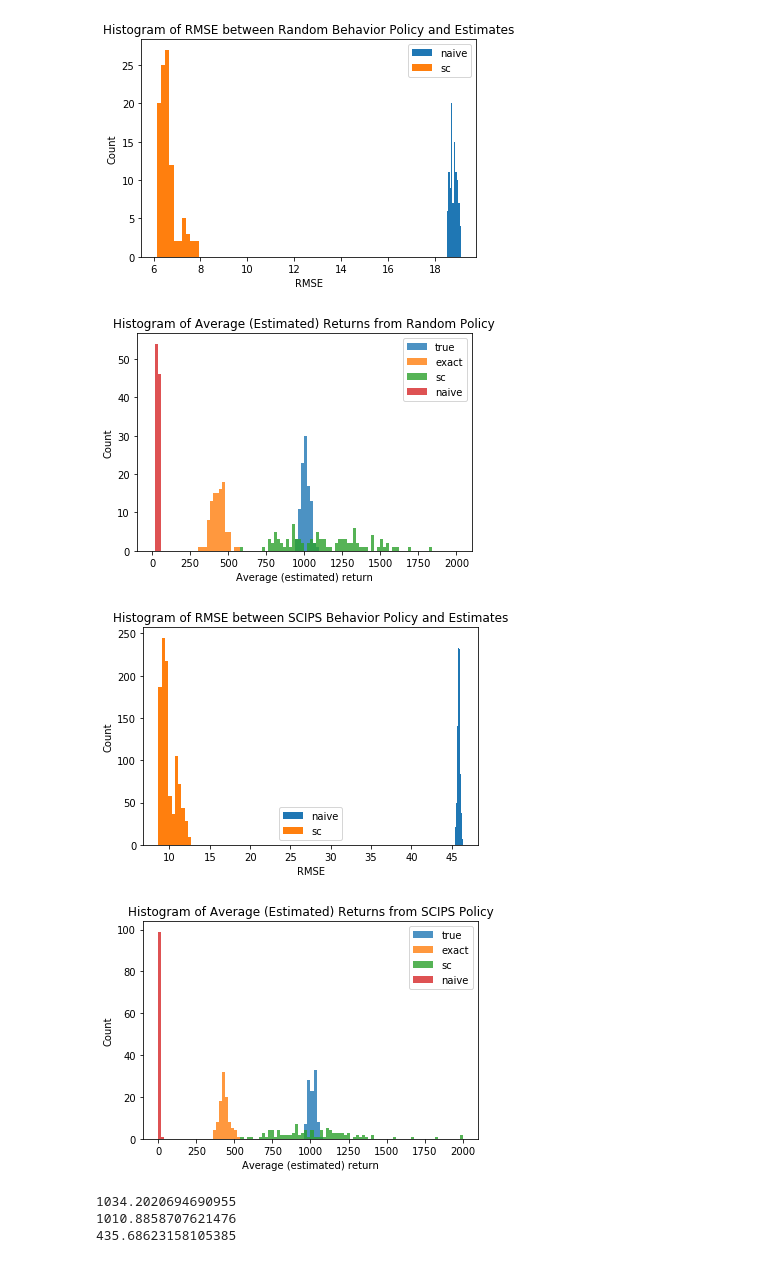
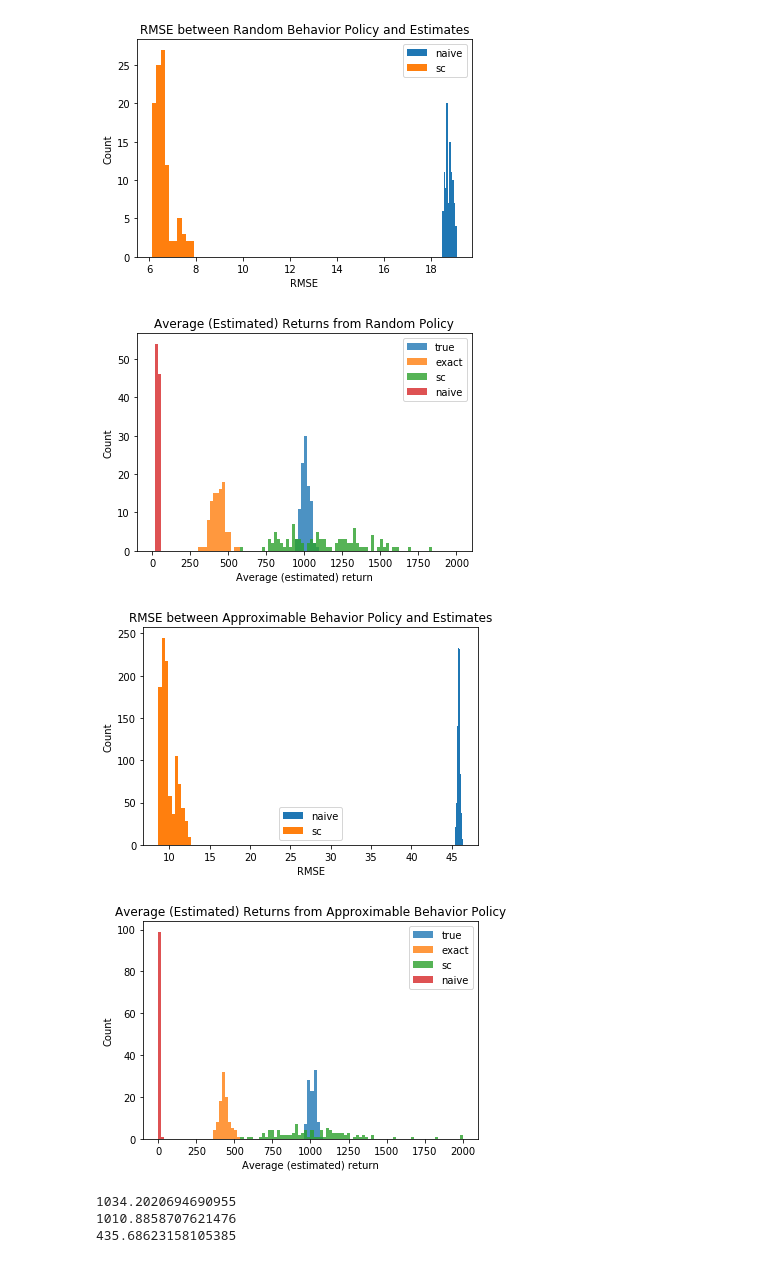
Before and after one commit to blepfo/RL-MDPs, a Jupyter notebook: Untitled.ipynb, the cells around one changed output. Drawn from its saved outputs; the diff is of its cells as text; code cells hidden in the pictures.

```diff
--- a/Untitled.ipynb
+++ b/Untitled.ipynb
@@ -17,13 +18,13 @@ true_returns_random = pickle.load(open('true_returns_random.pickle', 'rb'))
 # %%
 plt.hist(rmses_naive_random, label='naive')
 plt.hist(rmses_sc_random, label='sc')
 plt.legend()
 plt.xlabel('RMSE')
 plt.ylabel('Count')
-plt.title('Histogram of RMSE between Random Behavior Policy and Estimates')
+plt.title('RMSE between Random Behavior Policy and Estimates')
 plt.show()
 # %% [output]
-[figure, old version]
+[figure, new version]
 # %%
 binwidth = 20
 bins = np.arange(0, 2000 + binwidth, binwidth)
@@ -33,11 +34,11 @@ plt.hist(sc_returns_random, label='sc', bins=bins, alpha=0.8)
 plt.hist(naive_returns_random, label='naive', bins=bins, alpha=0.8)
 plt.xlabel('Average (estimated) return')
 plt.ylabel('Count')
-plt.title('Histogram of Average (Estimated) Returns from Random Policy')
+plt.title('Average (Estimated) Returns from Random Policy')
 plt.legend()
 plt.show()
 # %% [output]
-[figure, old version]
+[figure, new version]
 # %%
 rmses_naive_0 = pickle.load(open('rmses_native_0.pickle', 'rb'))
 rmses_sc_0 = pickle.load(open('rmses_sc_0.pickle', 'rb'))
@@ -62,10 +63,10 @@ plt.hist(rmses_sc_0, label='sc')
 plt.legend()
 plt.xlabel('RMSE')
 plt.ylabel('Count')
-plt.title('Histogram of RMSE between SCIPS Behavior Policy and Estimates')
+plt.title('RMSE between Approximable Behavior Policy and Estimates')
 plt.show()
 # %% [output]
-[figure, old version]
+[figure, new version]
 # %%
 rmses_naive_100 = pickle.load(open('rmses_native_100.pickle', 'rb'))
 rmses_sc_100 = pickle.load(open('rmses_sc_100.pickle', 'rb'))
@@ -90,11 +91,11 @@ plt.hist(sc_returns_100, label='sc', bins=bins, alpha=0.8)
 plt.hist(naive_returns_100, label='naive', bins=bins, alpha=0.8)
 plt.xlabel('Average (estimated) return')
 plt.ylabel('Count')
-plt.title('Histogram of Average (Estimated) Returns from SCIPS Policy')
+plt.title('Average (Estimated) Returns from Approximable Behavior Policy')
 plt.legend()
 plt.show()
 # %% [output]
-[figure, old version]
+[figure, new version]
 # %%
 print(np.mean(sc_returns_100))
 print(np.mean(true_returns_100))
```
Also changed, not shown: parts of 7 cells of this notebook, 1 other file.
